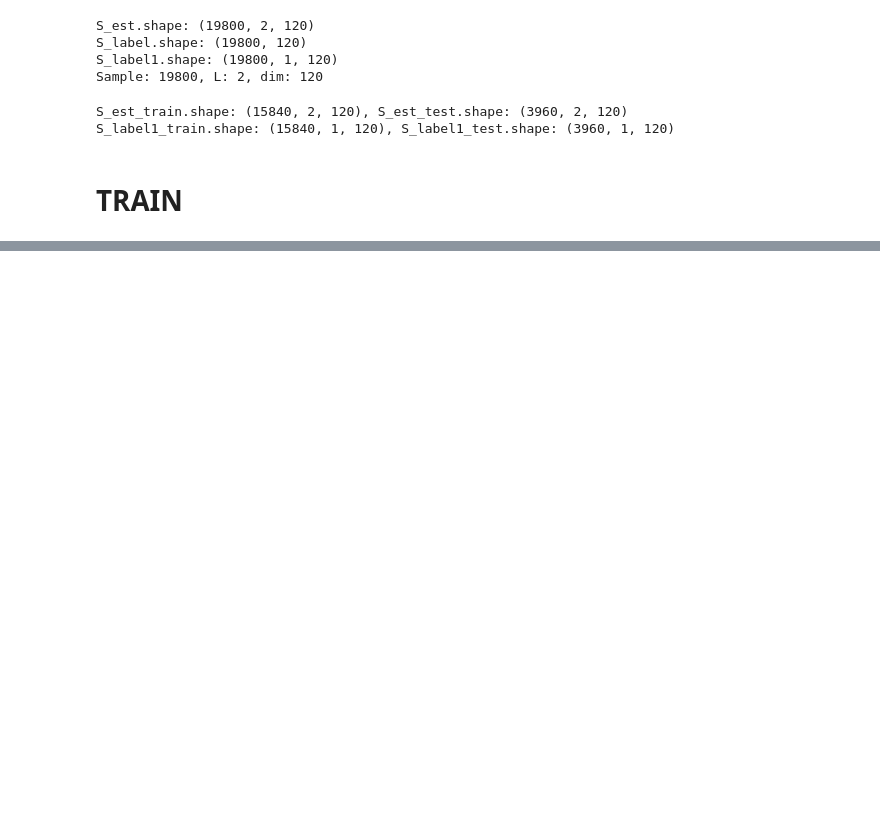
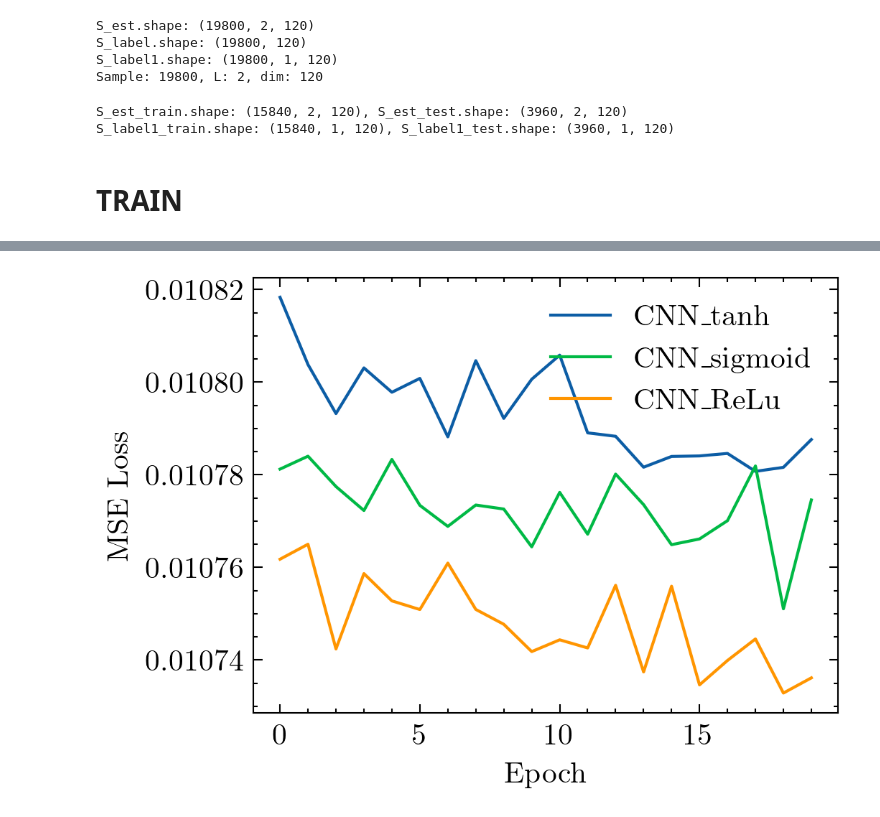
Before and after one commit to McLinWxl/CodesReproduction, a Jupyter notebook: DCN-DOA/ReproducedCodes/maincode.ipynb, the cells around one changed output, grey strips where cells are left out. Cells and saved outputs as stored; diff of their text form; code cells hidden in the pictures; blank space fills up the shorter version.

```diff
--- a/DCN-DOA/ReproducedCodes/maincode.ipynb
+++ b/DCN-DOA/ReproducedCodes/maincode.ipynb
@@ -11,8 +12,9 @@ import scipy.io
 import os
 # %%
 matlib = '/Users/mclinwong/GitHub/CodesReproduction/DCN-DOA/ReproducedCodes/matlib'
+figure_savepath = '/Users/mclinwong/GitHub/CodesReproduction/DCN-DOA/ReproducedCodes/Figures/'
 device = torch.device("cuda:0" if torch.cuda.is_available() else "mps")
-num_epoch = 3
+num_epoch = 600
 batch_size = 64
 # %%
 datapath = os.path.join(matlib, 'data2_trainlow.mat')
@@ -238,6 +240,7 @@ def train(model, train_loader, valid_loader, optimizer, epoch):
             x, y = batch
             x = x.to('cpu').float()
             x = x.to(device)
+            y = y.to('cpu').float()
             y = y.to(device)
             output = model(x)
             loss = criterion(output, y)
@@ -254,7 +257,9 @@ def train(model, train_loader, valid_loader, optimizer, epoch):
 
         for batch in tqdm(valid_loader):
             x, y = batch
+            x = x.to('cpu').float()
             x = x.to(device)
+            y = y.to('cpu').float()
             y = y.to(device)
             with torch.no_grad():
                 output = model(x)
@@ -265,11 +270,20 @@ def train(model, train_loader, valid_loader, optimizer, epoch):
         valid_loss_list.append(valid_loss)
         print('Epoch: {}, Valid Loss: {:.4f}'.format(epoch, valid_loss))
 
+    #save loss as csv
+    id = np.arange(0, num_epoch)
+    datafarme = pd.DataFrame({'id':id ,'train_loss':train_loss_list, 'valid_loss':valid_loss_list})
+    datafarme.to_csv(figure_savepath + 'loss.csv', index=False, sep=',')
     return train_loss_list, valid_loss_list
 # %%
-model = CNN_tanh().to(device)
+model_cnn_tanh = CNN_tanh().to(device)
+model_cnn_sigmoid = CNN_sigmoid().to(device)
+model_cnn_relu = CNN_ReLu().to(device)
+#model_dnn = DNN().to(device)
 optimizer = torch.optim.Adam(model.parameters(), lr=0.001)
 criterion = nn.MSELoss()
 
 (train_loss_cnn_tanh, valid_loss_cnn_tanh) = train(model, train_loader, valid_loader, optimizer, num_epoch)
+(train_loss_cnn_sigmoid, valid_loss_cnn_sigmoid) = train(model, train_loader, valid_loader, optimizer, num_epoch)
+(train_loss_cnn_relu, valid_loss_cnn_relu) = train(model, train_loader, valid_loader, optimizer, num_epoch)
 # %% [output]
@@ -277,0 +303,13 @@ Error:
+# %%
+with plt.style.context('science', 'ieee'):
+    plt.rcParams['figure.dpi'] = 300
+    plt.rcParams['savefig.dpi'] = 300
+    plt.plot(train_loss_cnn_tanh, label='CNN_tanh')
+    plt.plot(train_loss_cnn_sigmoid, label='CNN_sigmoid')
+    plt.plot(train_loss_cnn_relu, label='CNN_ReLu')
+    plt.xlabel('Epoch')
+    plt.ylabel('MSE Loss')
+    plt.legend()
+    plt.show()
+# %% [output]
+[figure, added]
```
Also changed, not shown: parts of 2 cells of this notebook.
